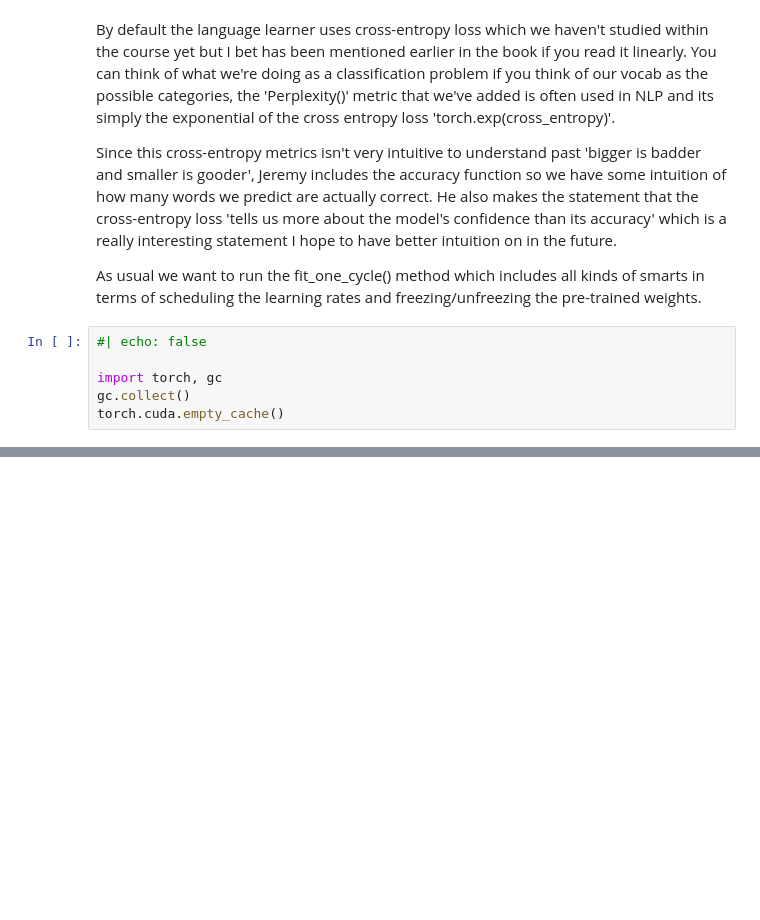
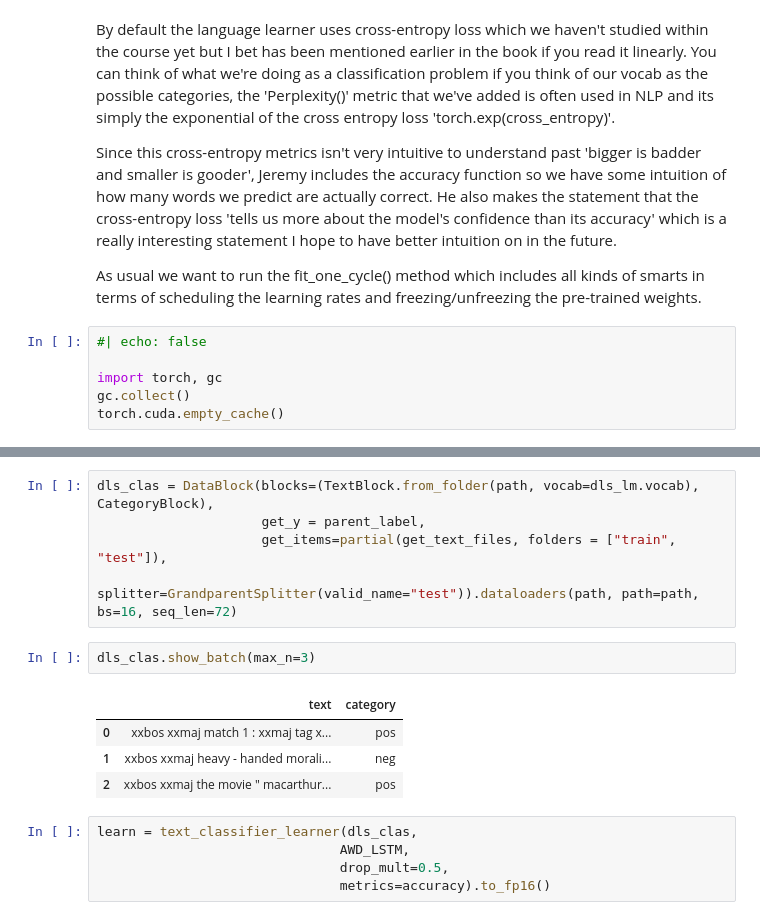
Before and after one commit to nglillywhite/blog, a Jupyter notebook: posts/2023-01-08-Fastai Lesson 4.ipynb, the cells around one changed output, grey strips where cells are left out. Drawn from its saved outputs; the diff is of its cells as text; blank space fills up the shorter version.

```diff
--- a/posts/2023-01-08-Fastai Lesson 4.ipynb
+++ b/posts/2023-01-08-Fastai Lesson 4.ipynb
@@ -869,0 +984,17 @@ RuntimeError: probability tensor contains either `inf`, `nan` or element < 0
+# %%
+dls_clas = DataBlock(blocks=(TextBlock.from_folder(path, vocab=dls_lm.vocab), CategoryBlock),
+                     get_y = parent_label,
+                     get_items=partial(get_text_files, folders = ["train", "test"]),
+                     splitter=GrandparentSplitter(valid_name="test")).dataloaders(path, path=path, bs=16, seq_len=72)
+# %%
+dls_clas.show_batch(max_n=3)
+# %% [output]
+|  | text | category |
+| 0 | xxbos xxmaj match 1 : xxmaj tag x... | pos |
+| 1 | xxbos xxmaj heavy - handed morali... | neg |
+| 2 | xxbos xxmaj the movie " macarthur... | pos |
+# %%
+learn = text_classifier_learner(dls_clas,
+                               AWD_LSTM,
+                               drop_mult=0.5,
+                               metrics=accuracy).to_fp16()
```
Also changed, not shown: parts of 28 cells of this notebook, 2 other files.
